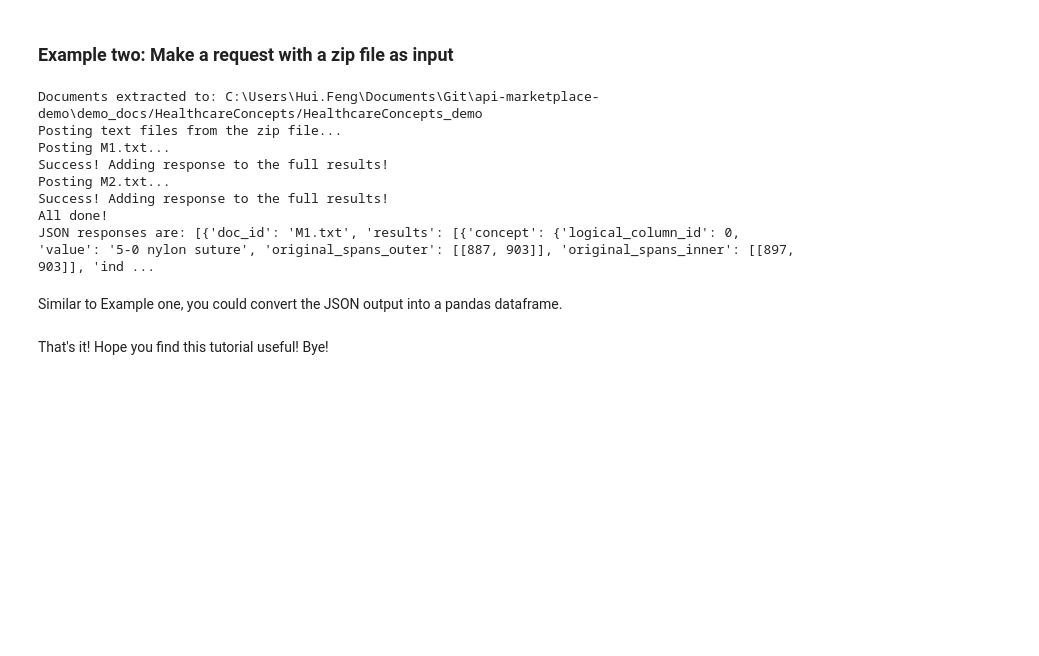
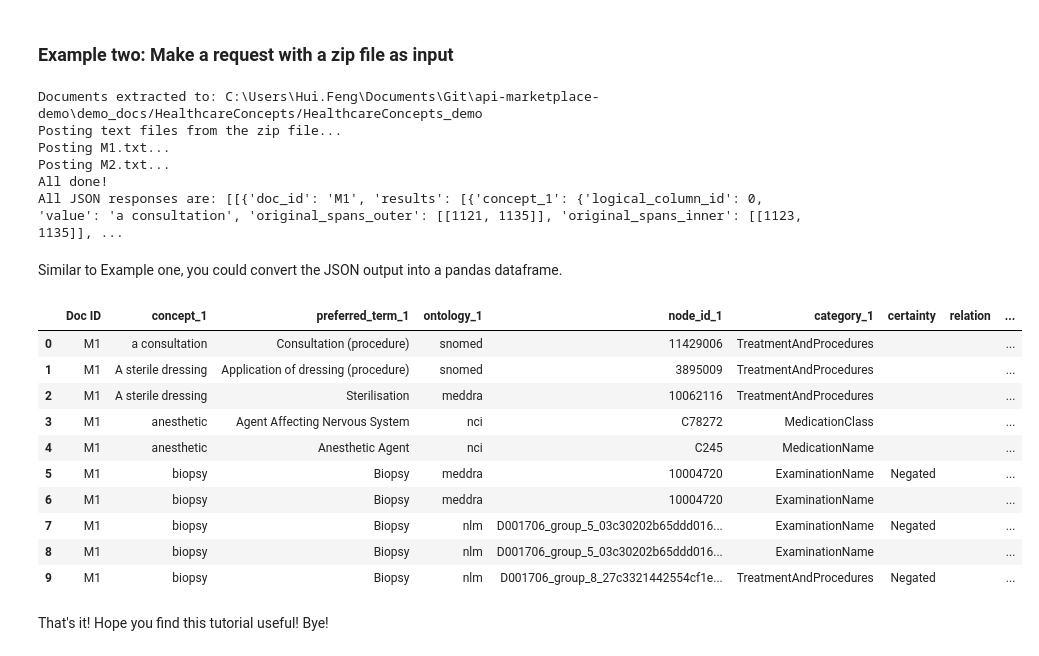
Before and after one commit to iqvianlp/api_notebooks, a Jupyter notebook: Healthcare Concepts.ipynb, the cells around one changed output. Saved outputs shown, nothing was run; the diff lists cells and outputs as text; code cells hidden in the pictures; blank space fills up the shorter version.

```diff
--- a/Healthcare Concepts.ipynb
+++ b/Healthcare Concepts.ipynb
@@ -108,6 +106,7 @@ df
 import os
 import shutil
 import zipfile
+import time
 
 # Define input zip location
 input_zip = os.path.join(os.getcwd(), "demo_docs/HealthcareConcepts/HealthcareConcepts_demo.zip")
@@ -125,49 +124,66 @@ print(f"Documents extracted to: {input_folder}")
 
 # Make a request with all extracted files
 print("Posting text files from the zip file...")
-responses = []
+all_results = []
 for filename in os.listdir(input_folder):
     file_path = os.path.join(input_folder, filename)
     with open(file_path, "r") as file:
         print(f"Posting {filename}...")
-        response = requests.post(api_marketplace_url, headers=mkp_headers, files={'file': file})
-        if response.status_code == 200:
-            print("Success! Adding response to the full results!")
-            responses.append(response.json())
-        else:
-            print(f"Error: {response}")
-            exit()
+        response = requests.post(api_marketplace_url, headers=mkp_headers, files={'source_data': file})
+
+    # Poll the API until results are available
+    while response.status_code == 202:
+        print('Results are not available yet. Waiting 5 seconds before polling again...')
+        time.sleep(5)
+        run_identifier = response.json()['id']
+        response = requests.get(url=f'{api_marketplace_url}/{run_identifier}', headers=headers)
+
+    # Check the response
+    if response.status_code != 200:
+        raise Exception(f'Unexpected status code: {response.status_code}')
+    all_results.append(response.json())
+
 print("All done!")
-print(f"JSON responses are: {responses}")
+print(f"All JSON responses are: {all_results}")
 # %% [output]
 Documents extracted to: C:\Users\Hui.Feng\Documents\Git\api-marketplace-demo\demo_docs/HealthcareConcepts/HealthcareConcepts_demo
 Posting text files from the zip file...
 Posting M1.txt...
-Success! Adding response to the full results!
 Posting M2.txt...
-Success! Adding response to the full results!
 All done!
-JSON responses are: [{'doc_id': 'M1.txt', 'results': [{'concept': {'logical_column_id': 0, 'value': '5-0 nylon suture', 'original_spans_outer': [[887, 903]], 'original_spans_inner': [[897, 903]], 'ind ...
+All JSON responses are: [[{'doc_id': 'M1', 'results': [{'concept_1': {'logical_column_id': 0, 'value': 'a consultation', 'original_spans_outer': [[1121, 1135]], 'original_spans_inner': [[1123, 1135]], ...
 # %% [markdown]
 Similar to Example one, you could convert the JSON output into a pandas dataframe.
 # %%
 import pandas as pd
 
 # initiate an empty dataframe
 df = pd.DataFrame()
 pd.set_option("display.max_rows", None, "display.max_columns", None, "display.width", 1000)
 
 # Retrieve main results from the JSON response, please note this cell would fail if the request failed in the last step
-for body_json in responses:
-    results = body_json["results"]
-    for result_dict in results:
-        df_dict = {}
-        for key, value_dict in result_dict.items():
-            df_dict[key] = value_dict['value']
-        df_dict["Doc ID"] = body_json["doc_id"]
-        df = pd.concat([df, pd.DataFrame.from_records([{**df_dict}])], ignore_index=True)
+for results in all_results:
+    for inner_results in results:
+        for result_dict in inner_results['results']:
+            df_dict = {}
+            df_dict["Doc ID"] = inner_results["doc_id"]
+            for key, value_dict in result_dict.items():
+                df_dict[key] = value_dict['value']
+            df = pd.concat([df, pd.DataFrame.from_records([{**df_dict}])], ignore_index=True)
 
 # Check the dataframe
 df.head(10)
+# %% [output]
+|  | Doc ID | concept_1 | preferred_term_1 | ontology_1 | node_id_1 | category_1 | certainty | relation | ... |
+| 0 | M1 | a consultation | Consultation (procedure) | snomed | 11429006 | TreatmentAndProcedures |  |  | ... |
+| 1 | M1 | A sterile dressing | Application of dressing (procedure) | snomed | 3895009 | TreatmentAndProcedures |  |  | ... |
+| 2 | M1 | A sterile dressing | Sterilisation | meddra | 10062116 | TreatmentAndProcedures |  |  | ... |
+| 3 | M1 | anesthetic | Agent Affecting Nervous System | nci | C78272 | MedicationClass |  |  | ... |
+| 4 | M1 | anesthetic | Anesthetic Agent | nci | C245 | MedicationName |  |  | ... |
+| 5 | M1 | biopsy | Biopsy | meddra | 10004720 | ExaminationName | Negated |  | ... |
+| 6 | M1 | biopsy | Biopsy | meddra | 10004720 | ExaminationName |  |  | ... |
+| 7 | M1 | biopsy | Biopsy | nlm | D001706_group_5_03c30202b65ddd016... | ExaminationName | Negated |  | ... |
+| 8 | M1 | biopsy | Biopsy | nlm | D001706_group_5_03c30202b65ddd016... | ExaminationName |  |  | ... |
+| 9 | M1 | biopsy | Biopsy | nlm | D001706_group_8_27c3321442554cf1e... | TreatmentAndProcedures | Negated |  | ... |
 # %% [markdown]
 That's it! Hope you find this tutorial useful! Bye!
```
Also changed, not shown: parts of 3 cells of this notebook, 14 other files.
